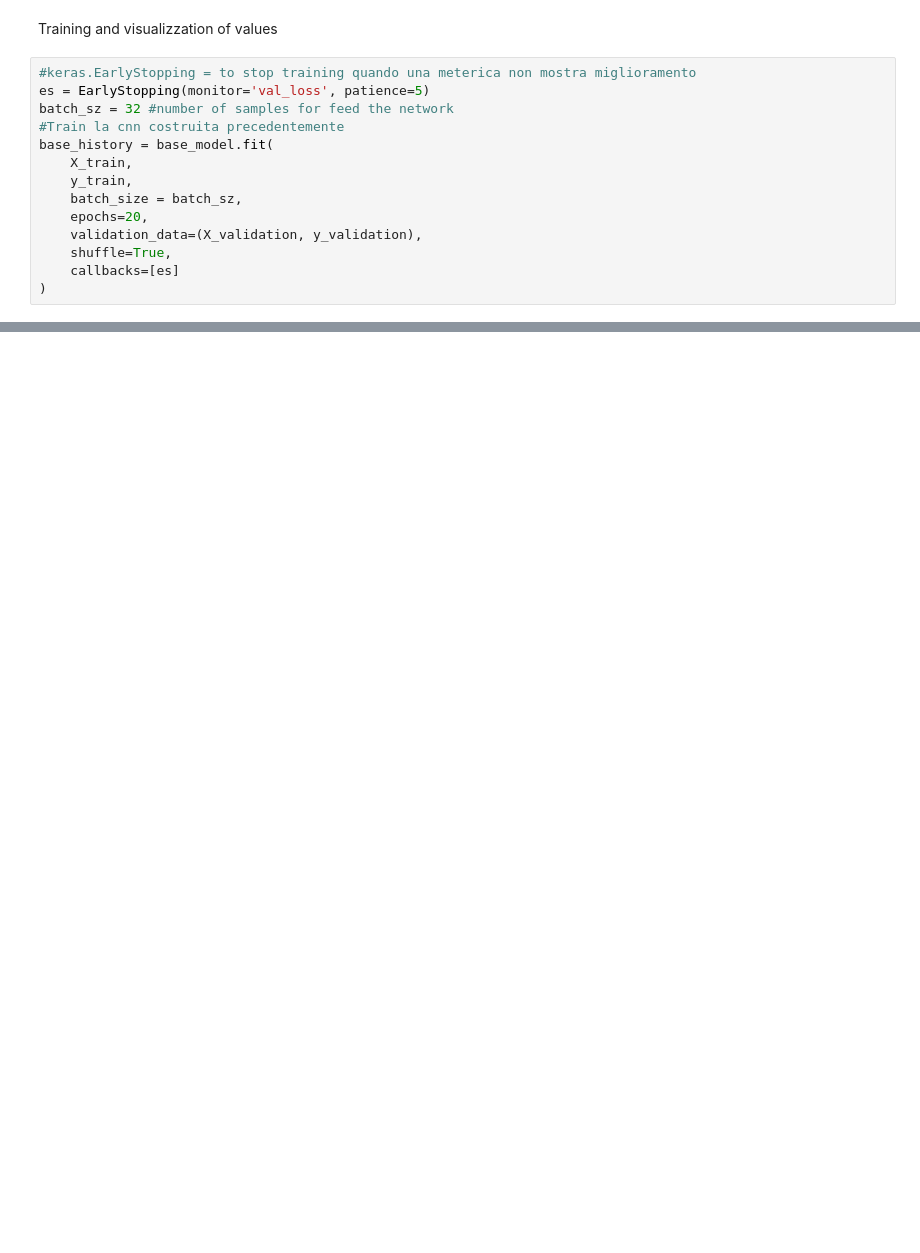
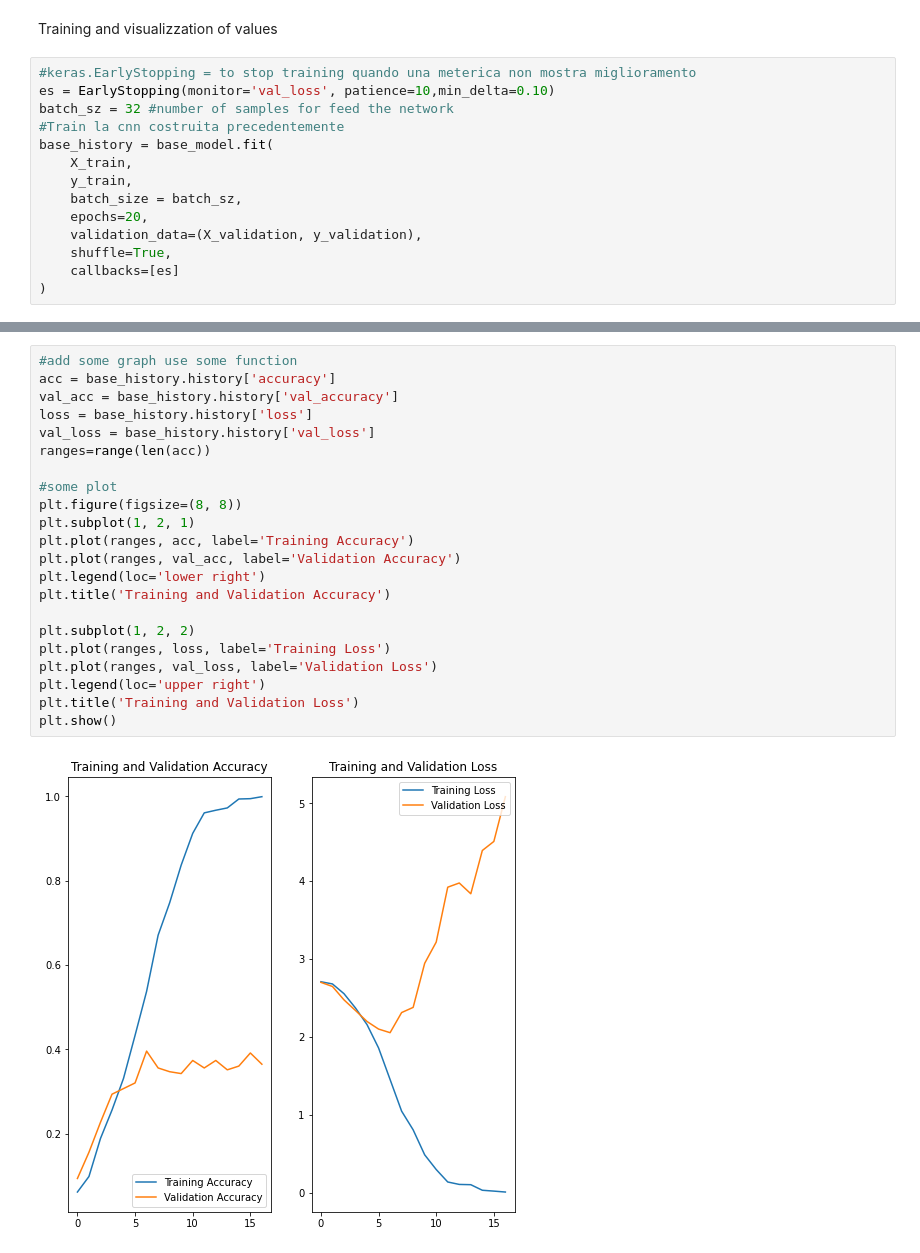
Before and after one commit to giovannipinna96/CVPR, a Jupyter notebook: Point_1.0.ipynb, the cells around one changed output, grey strips where cells are left out. Saved outputs shown, nothing was run; the diff lists cells and outputs as text; blank space fills up the shorter version.

Commit message:
Add validation test and its plot

```diff
--- a/Point_1.0.ipynb
+++ b/Point_1.0.ipynb
@@ -230,7 +230,7 @@ _________________________________________________________________
 Training and visualizzation of values
 # %%
 #keras.EarlyStopping = to stop training quando una meterica non mostra miglioramento
-es = EarlyStopping(monitor='val_loss', patience=5)
+es = EarlyStopping(monitor='val_loss', patience=10,min_delta=0.10)
 batch_sz = 32 #number of samples for feed the network
 #Train la cnn costruita precedentemente
 base_history = base_model.fit(
@@ -266,0 +263,24 @@ NameError: name 'ut' is not defined
+# %%
+#add some graph use some function
+acc = base_history.history['accuracy']
+val_acc = base_history.history['val_accuracy']
+loss = base_history.history['loss']
+val_loss = base_history.history['val_loss']
+ranges=range(len(acc))
+
+#some plot
+plt.figure(figsize=(8, 8))
+plt.subplot(1, 2, 1)
+plt.plot(ranges, acc, label='Training Accuracy')
+plt.plot(ranges, val_acc, label='Validation Accuracy')
+plt.legend(loc='lower right')
+plt.title('Training and Validation Accuracy')
+
+plt.subplot(1, 2, 2)
+plt.plot(ranges, loss, label='Training Loss')
+plt.plot(ranges, val_loss, label='Validation Loss')
+plt.legend(loc='upper right')
+plt.title('Training and Validation Loss')
+plt.show()
+# %% [output]
+[figure, added]
```
Also changed, not shown: parts of 5 cells of this notebook.
